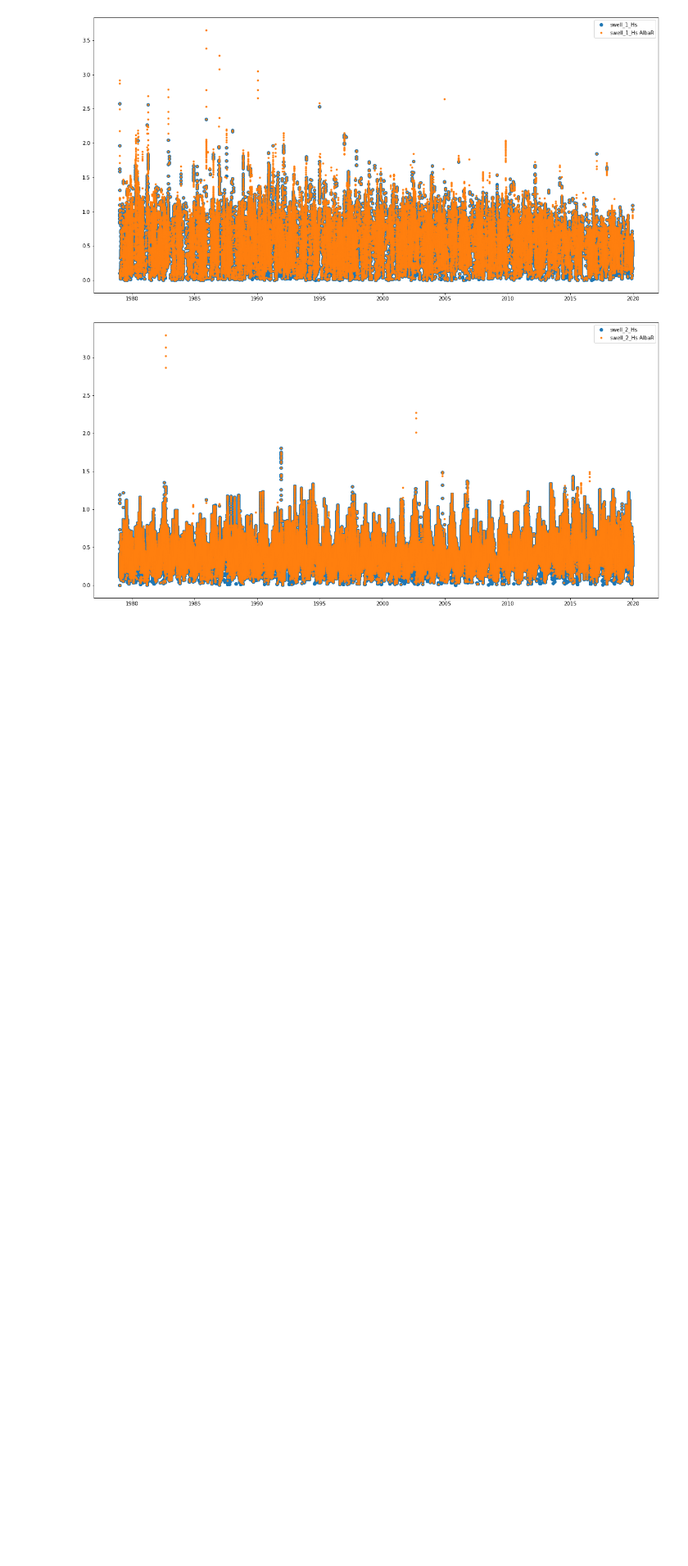
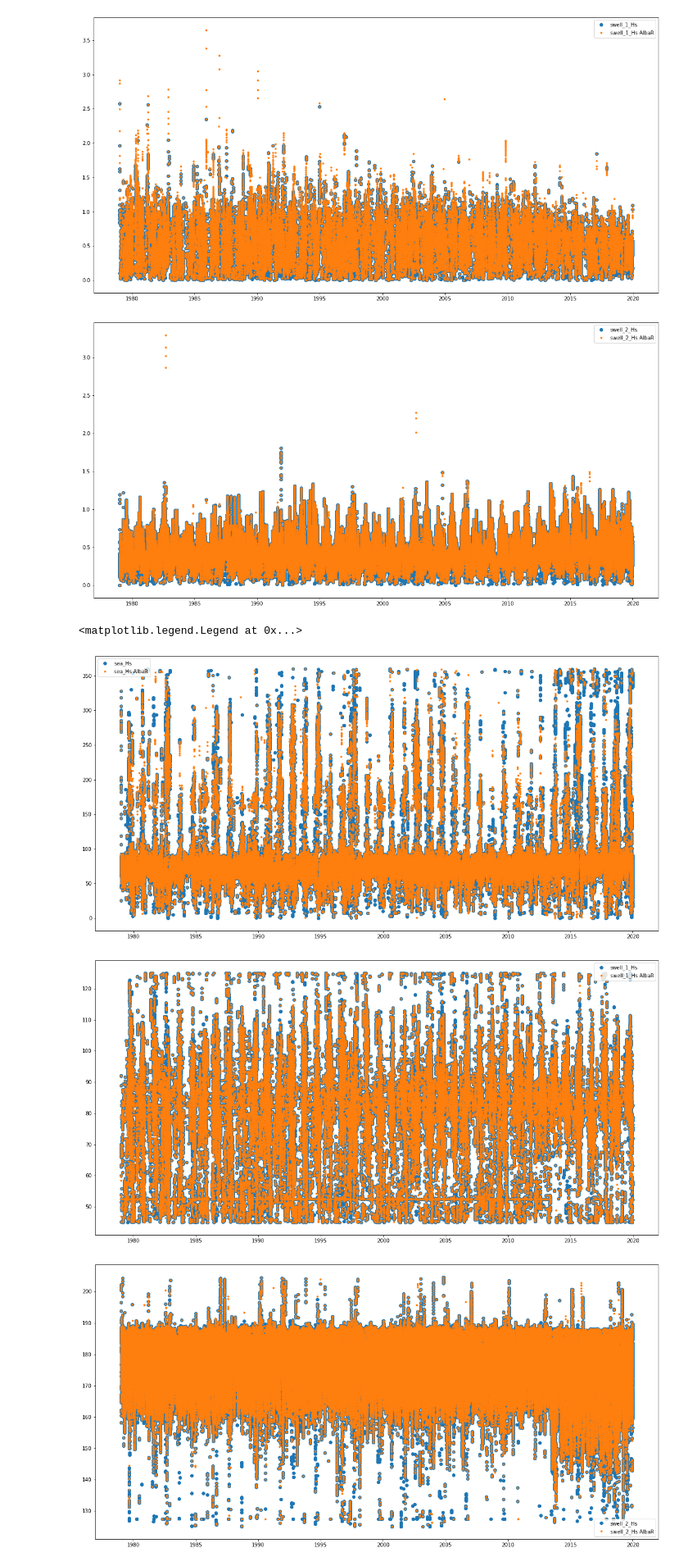
Before and after one commit to ripolln/teslakit, a Jupyter notebook: notebooks/KWAJALEIN/02_MetOcean_emulator/09_WAVES_CalculateFamilies_SelectTCs.ipynb, the cells around one changed output. Shown at 82% size. Drawn from its saved outputs; the diff is of its cells as text; code cells hidden in the pictures; blank space fills up the shorter version.

```diff
--- a/notebooks/KWAJALEIN/02_MetOcean_emulator/09_WAVES_CalculateFamilies_SelectTCs.ipynb
+++ b/notebooks/KWAJALEIN/02_MetOcean_emulator/09_WAVES_CalculateFamilies_SelectTCs.ipynb
@@ -294,5 +295,8 @@ Data variables:
 # %%
 # Compara las familias que salen de este notebook con las familias que obtengo de las particiones de AlbaR
+
+WVS_albaR = xr.open_dataset('/Users/albacid/Projects/SERDP/inputs_Kwajalein/waves_offshore_historical_swells_MDA/waves_historical_albaR.nc')
+WVS = db.Load_WAVES_hist()
 
 import matplotlib.pyplot as plt
 
@@ -342,0 +362,23 @@ nans swell 2
+# %%
+plt.figure(figsize=(20,10))
+plt.plot(WVS.time, WVS.sea_Dir, 'o', label='sea_Hs')
+plt.plot(WVS_albaR.time, WVS_albaR.sea_Dir, '.', label='sea_Hs AlbaR')
+plt.legend()
+#plt.xlim(datetime(1980,1,1), datetime(1983,1,1))
+
+plt.figure(figsize=(20,10))
+plt.plot(WVS.time, WVS.swell_1_Dir, 'o', label='swell_1_Hs')
+plt.plot(WVS_albaR.time, WVS_albaR.swell_1_Dir, '.', label='swell_1_Hs AlbaR')
+plt.legend()
+#plt.xlim(datetime(1980,1,1), datetime(1983,1,1))
+
+plt.figure(figsize=(20,10))
+plt.plot(WVS.time, WVS.swell_2_Dir, 'o', label='swell_2_Hs')
+plt.plot(WVS_albaR.time, WVS_albaR.swell_2_Dir, '.', label='swell_2_Hs AlbaR')
+plt.legend()
+#plt.xlim(datetime(1980,1,1), datetime(1983,1,1))
+# %% [output]
+<matplotlib.legend.Legend at 0x...>
+[figure, added]
+[figure, added]
+[figure, added]
```
Also changed, not shown: parts of 9 cells of this notebook, 2 other files.
